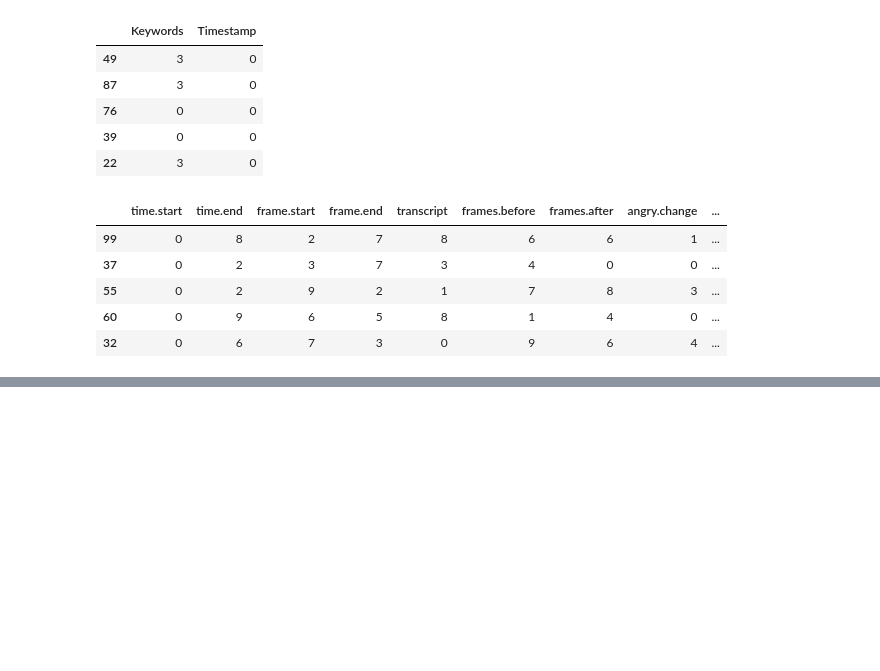
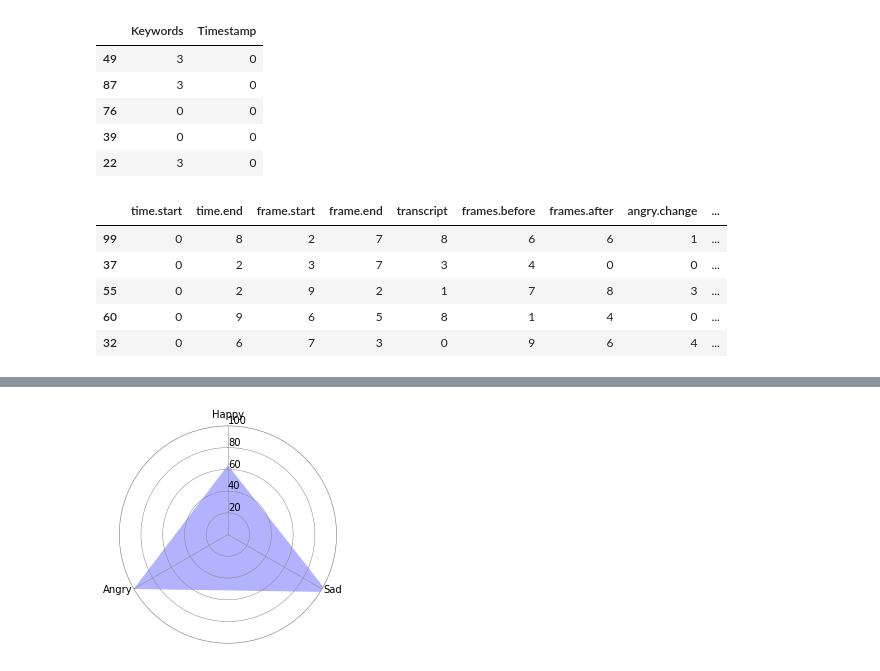
Before and after one commit to OxHack17/EmAu.py, a Jupyter notebook: emotion_keywords_correlation.ipynb, the cells around one changed output, grey strips where cells are left out. Saved outputs shown, nothing was run; the diff lists cells and outputs as text; code cells hidden in the pictures; blank space fills up the shorter version.

```diff
--- a/emotion_keywords_correlation.ipynb
+++ b/emotion_keywords_correlation.ipynb
@@ -149,0 +149,5 @@ def make_plot(values):
+# %%
+#Example of what each radar plot will look like
+make_plot(list(top_keywords["correlation"] * 1000))
+# %% [output]
+[figure, added]
```
Also changed, not shown: parts of 4 cells of this notebook.
